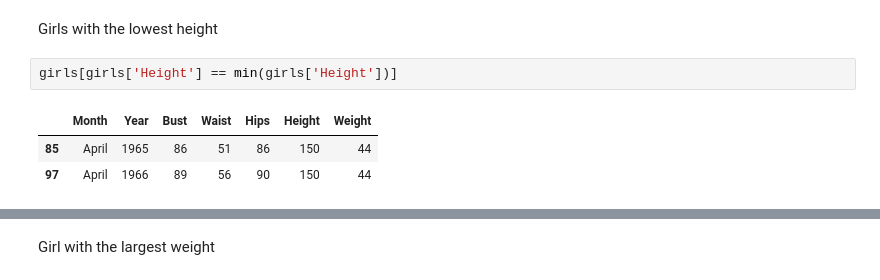
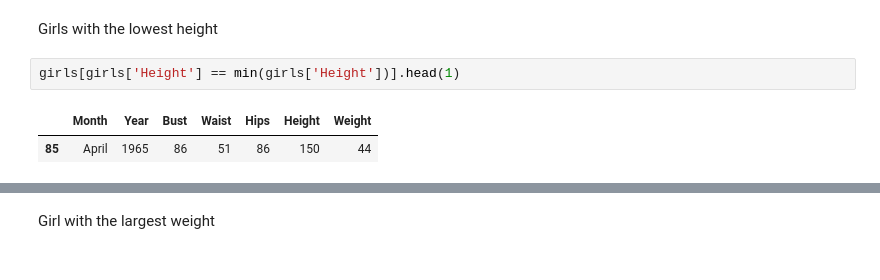
Before and after one commit to duboviy/data_science, a Jupyter notebook: playboy_girls_analysis/main.ipynb, the cells around one changed output, grey strips where cells are left out. Saved outputs shown, nothing was run; the diff lists cells and outputs as text.

```diff
--- a/playboy_girls_analysis/main.ipynb
+++ b/playboy_girls_analysis/main.ipynb
@@ -170,8 +187,7 @@ girls[girls['Height'] == max(girls['Height'])]
 # %% [markdown]
 Girls with the lowest height
 # %%
-girls[girls['Height'] == min(girls['Height'])]
+girls[girls['Height'] == min(girls['Height'])].head(1)
 # %% [output]
 |  | Month | Year | Bust | Waist | Hips | Height | Weight |
 | 85 | April | 1965 | 86 | 51 | 86 | 150 | 44 |
-| 97 | April | 1966 | 89 | 56 | 90 | 150 | 44 |
```
Also changed, not shown: parts of 36 cells of this notebook.
